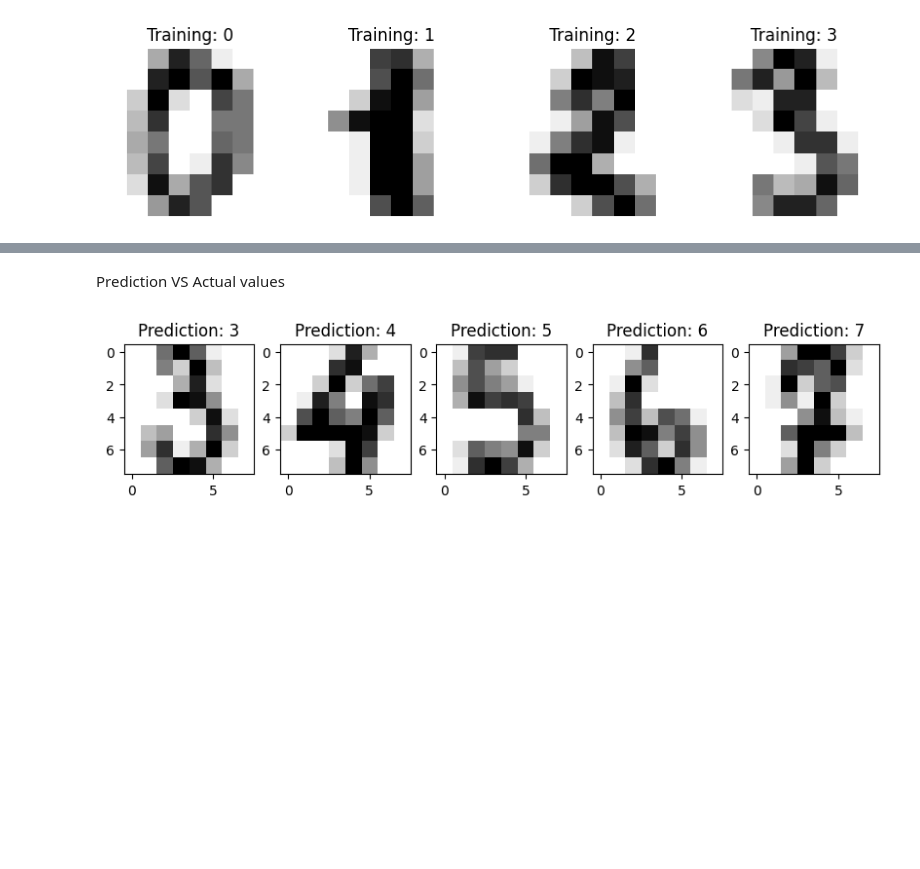
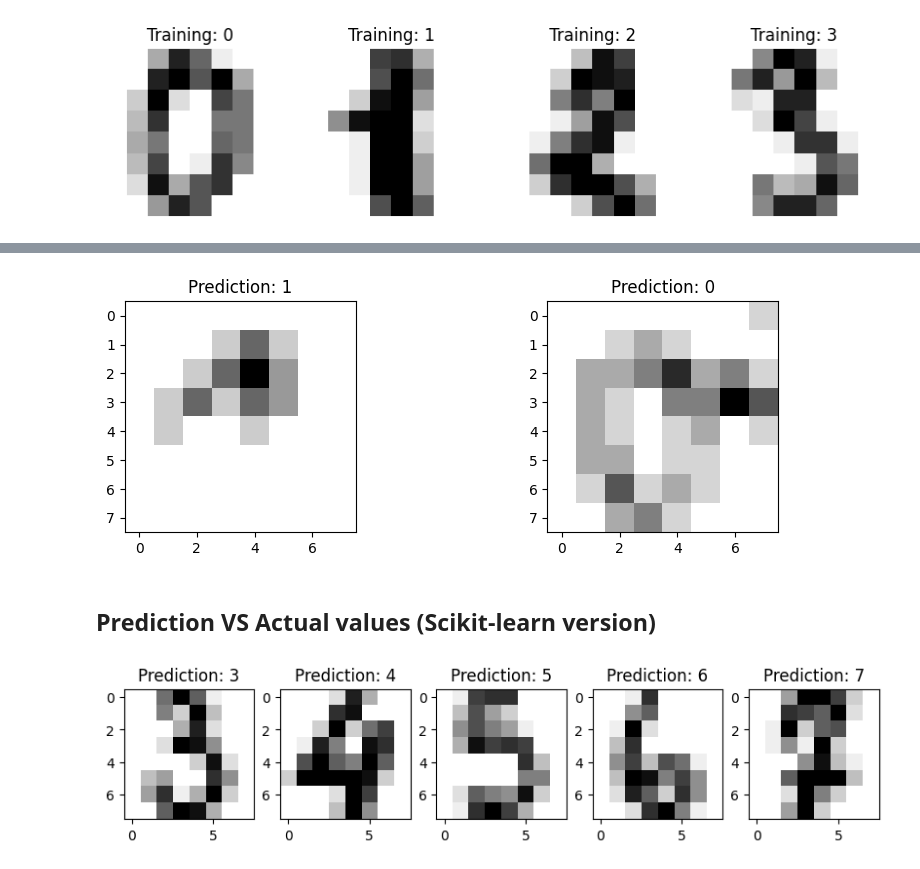
Before and after one commit to jhonatanparada499/supervised-learning-notes, a Jupyter notebook: recognizing_hand_written_digits.ipynb, the cells around one changed output, grey strips where cells are left out. Cells and saved outputs as stored; diff of their text form; code cells hidden in the pictures; blank space fills up the shorter version.

```diff
--- a/recognizing_hand_written_digits.ipynb
+++ b/recognizing_hand_written_digits.ipynb
@@ -138,4 +185,20 @@ predicted = clf.predict(X_test[20:])
+# %%
+# Learn the digits on the train subset
+clf.fit(X_train, y_train)
+
+# Predict the value of the digit on the test subset
+predicted = clf.predict(X_test)
+# %%
+_, axes = plt.subplots(nrows=1, ncols=2, figsize=(10, 3))
+for ax, image, prediction in zip(axes, X_test, predicted):
+    # ax.set_axis_off()
+    #image = image.reshape(8, 8) # returns error in my version
+    image.shape = (8,8)
+    ax.imshow(image, cmap=plt.cm.gray_r, interpolation="nearest")
+    ax.set_title(f"Prediction: {prediction}")
+# %% [output]
+[figure, added]
 # %% [markdown]
-Prediction VS Actual values
+## Prediction VS Actual values (Scikit-learn version)
 # %%
 _, axes = plt.subplots(nrows=1, ncols=5, figsize=(10, 3))
```
Also changed, not shown: parts of 15 cells of this notebook.
